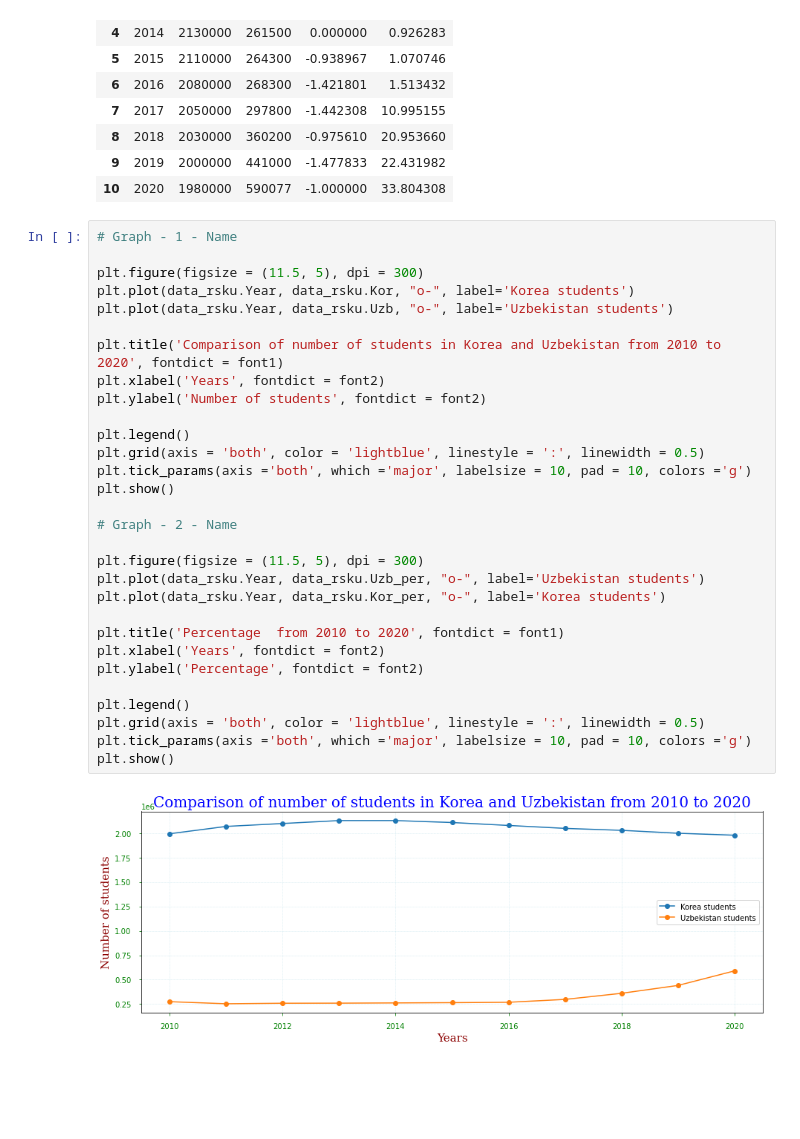
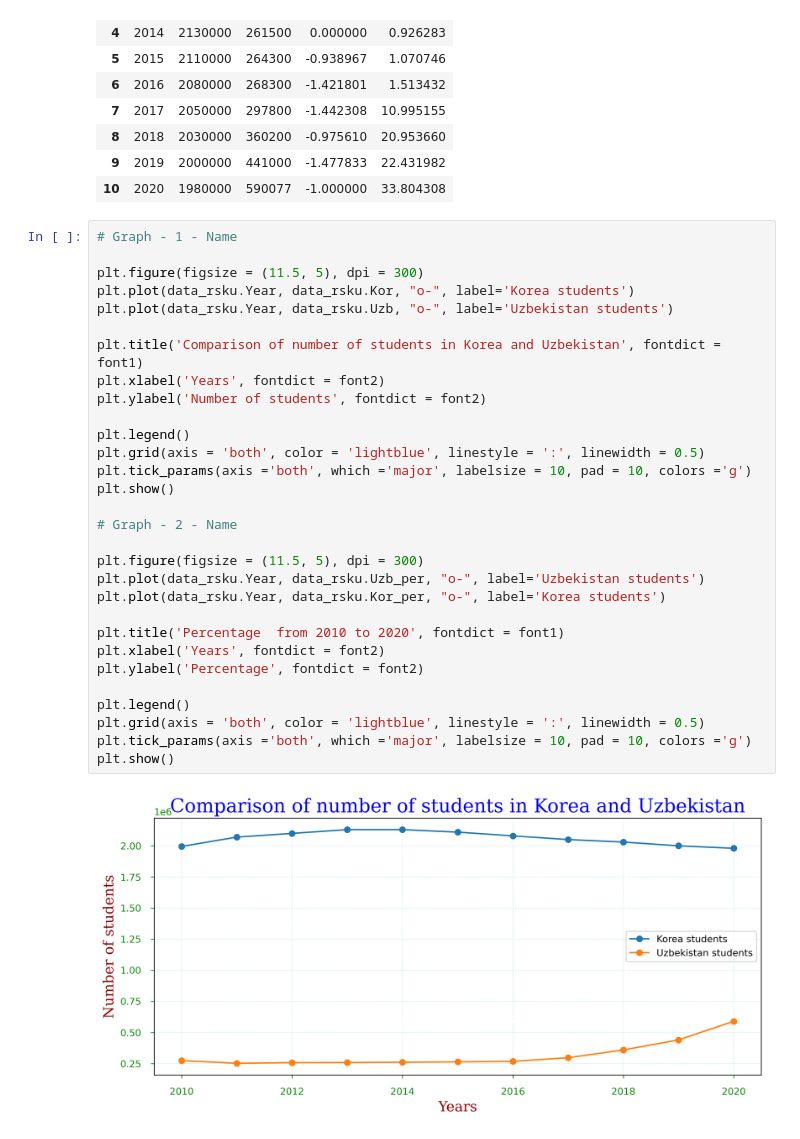
Before and after one commit to Team-5-Group-Project/Education-Statistics, a Jupyter notebook: 2 - Aysulu/04_Ratio of university students in Korea and Uzbekistan.ipynb, the cells around one changed output. Saved outputs shown, nothing was run; the diff lists cells and outputs as text; blank space fills up the shorter version.

```diff
--- a/2 - Aysulu/04_Ratio of university students in Korea and Uzbekistan.ipynb
+++ b/2 - Aysulu/04_Ratio of university students in Korea and Uzbekistan.ipynb
@@ -28,32 +28,32 @@ data_rsku.head(999)
 # %%
 # Graph - 1 - Name
 
 plt.figure(figsize = (11.5, 5), dpi = 300)
 plt.plot(data_rsku.Year, data_rsku.Kor, "o-", label='Korea students')
 plt.plot(data_rsku.Year, data_rsku.Uzb, "o-", label='Uzbekistan students')
 
-plt.title('Comparison of number of students in Korea and Uzbekistan from 2010 to 2020', fontdict = font1)
+plt.title('Comparison of number of students in Korea and Uzbekistan', fontdict = font1)
 plt.xlabel('Years', fontdict = font2)
 plt.ylabel('Number of students', fontdict = font2)
 
 plt.legend()
 plt.grid(axis = 'both', color = 'lightblue', linestyle = ':', linewidth = 0.5)
 plt.tick_params(axis ='both', which ='major', labelsize = 10, pad = 10, colors ='g')
 plt.show()
 
 # Graph - 2 - Name
 
 plt.figure(figsize = (11.5, 5), dpi = 300)
 plt.plot(data_rsku.Year, data_rsku.Uzb_per, "o-", label='Uzbekistan students')
 plt.plot(data_rsku.Year, data_rsku.Kor_per, "o-", label='Korea students')
 
 plt.title('Percentage  from 2010 to 2020', fontdict = font1)
 plt.xlabel('Years', fontdict = font2)
 plt.ylabel('Percentage', fontdict = font2)
 
 plt.legend()
 plt.grid(axis = 'both', color = 'lightblue', linestyle = ':', linewidth = 0.5)
 plt.tick_params(axis ='both', which ='major', labelsize = 10, pad = 10, colors ='g')
 plt.show()
 # %% [output]
-[figure, old version]
+[figure, new version]
```
Also changed, not shown: parts of 1 cell of this notebook, 1 other file.
